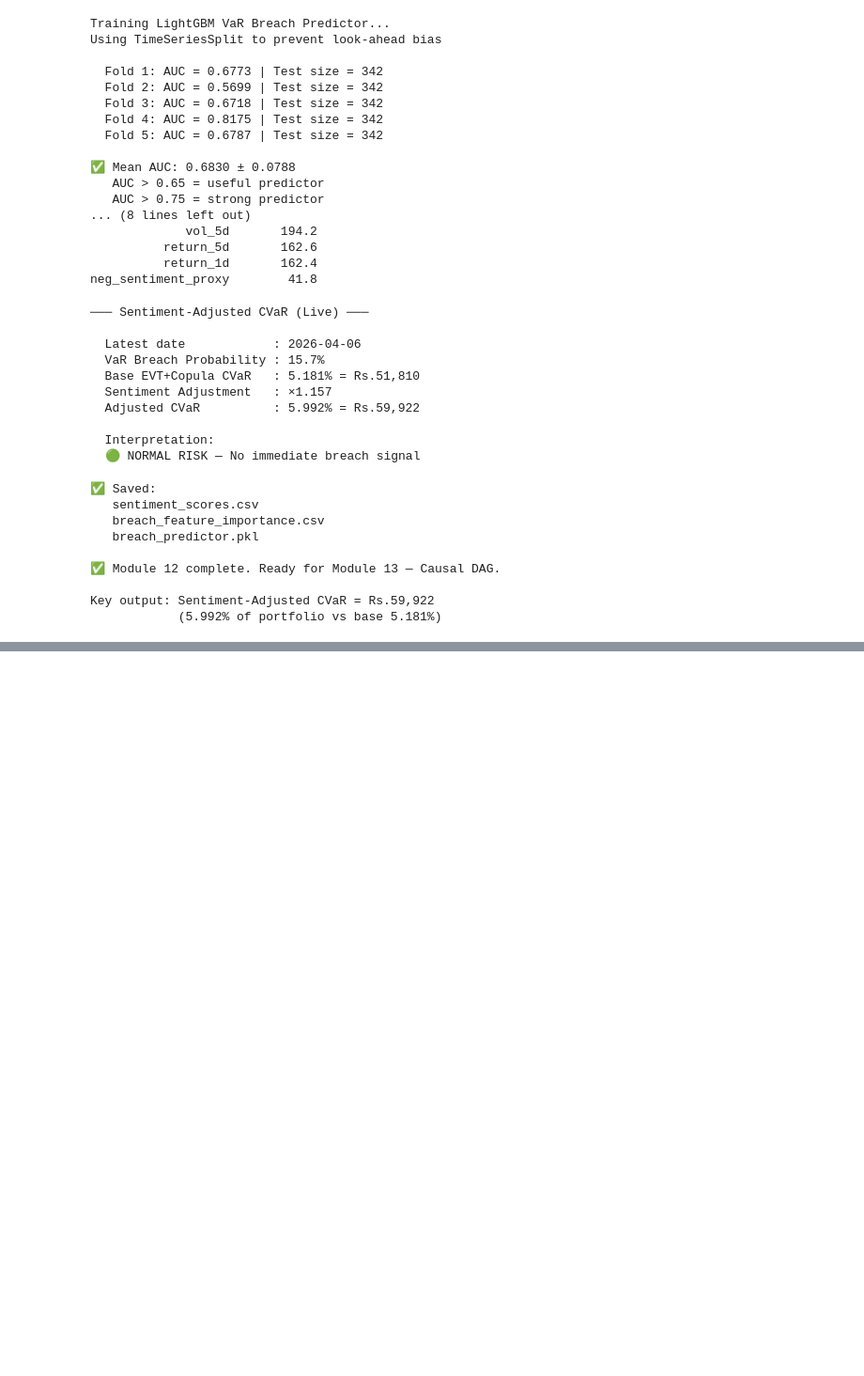
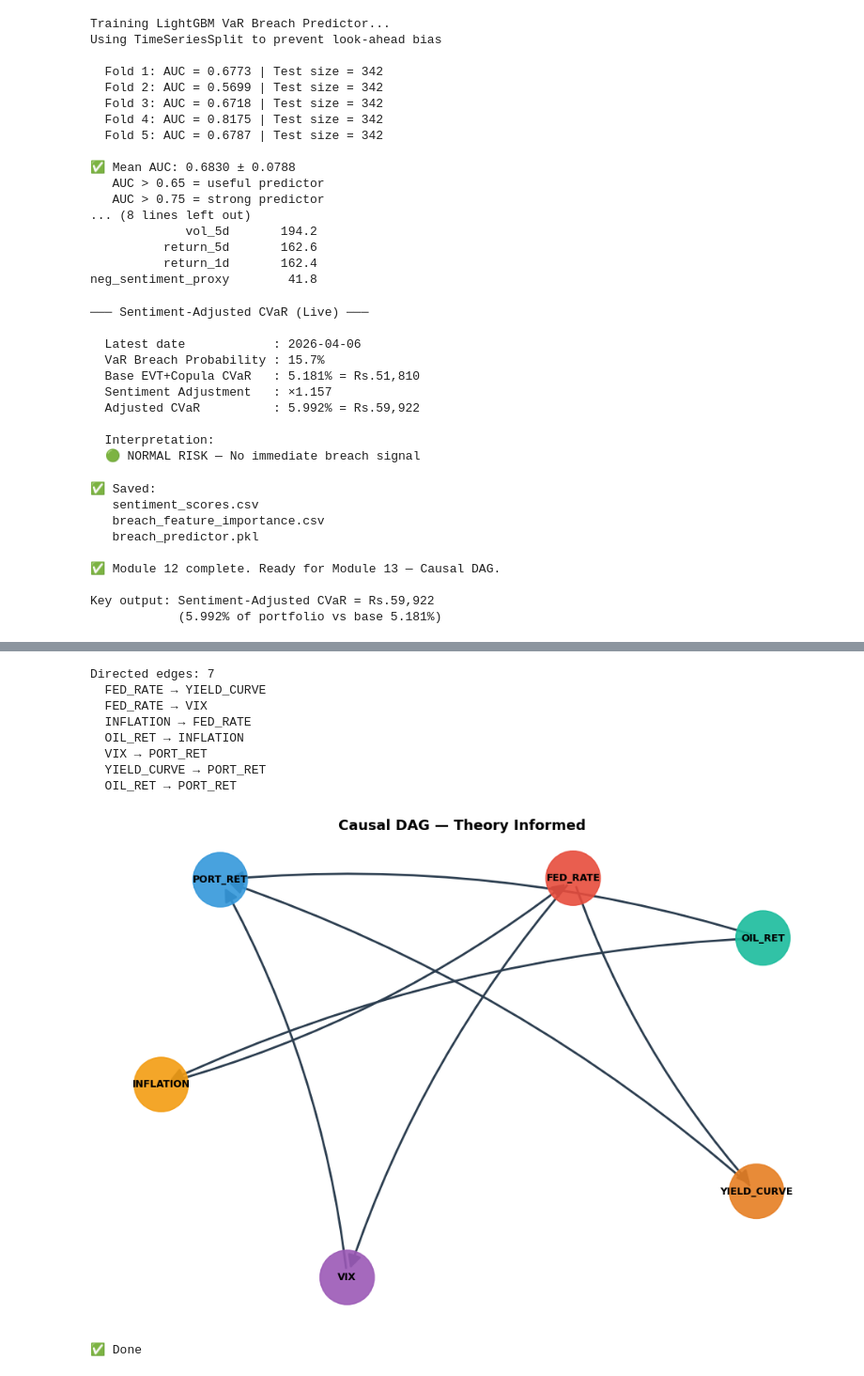
Before and after one commit to metro-dev26/portfolio-risk-ml, a Jupyter notebook: Phase3_ML_Models.ipynb, the cells around one changed output, grey strips where cells are left out. Shown at 94% size. Cells and saved outputs as stored; diff of their text form; code cells hidden in the pictures; blank space fills up the shorter version.

```diff
--- a/Phase3_ML_Models.ipynb
+++ b/Phase3_ML_Models.ipynb
@@ -615,0 +907,42 @@ Key output: Sentiment-Adjusted CVaR = Rs.59,922
+# %%
+# Cell 15b — override
+var_names = list(causal_monthly.columns)
+
+G_causal = nx.DiGraph()
+G_causal.add_nodes_from(var_names)
+G_causal.add_edges_from(edges_directed)
+
+print(f"Directed edges: {len(edges_directed)}")
+for src, tgt in edges_directed:
+    print(f"  {src} → {tgt}")
+
+node_colors = {
+    "FED_RATE":"#e74c3c","YIELD_CURVE":"#e67e22",
+    "VIX":"#9b59b6","INFLATION":"#f39c12",
+    "OIL_RET":"#1abc9c","PORT_RET":"#3498db",
+}
+pos = nx.spring_layout(G_causal, k=3, seed=42)
+colors = [node_colors.get(n, "#95a5a6") for n in G_causal.nodes()]
+
+fig, ax = plt.subplots(figsize=(12,8))
+nx.draw_networkx_nodes(G_causal, pos, node_color=colors, node_size=2500, alpha=0.9, ax=ax)
+nx.draw_networkx_labels(G_causal, pos, font_size=9, font_weight="bold", ax=ax)
+nx.draw_networkx_edges(G_causal, pos, arrows=True, arrowsize=25,
+                       edge_color="#2c3e50", width=2, ax=ax,
+                       connectionstyle="arc3,rad=0.1")
+ax.set_title("Causal DAG — Theory Informed", fontsize=13, fontweight="bold")
+ax.axis("off")
+plt.savefig("/content/module13_causal_dag.png", dpi=150)
+plt.show()
+print("✅ Done")
+# %% [output]
+Directed edges: 7
+  FED_RATE → YIELD_CURVE
+  FED_RATE → VIX
+  INFLATION → FED_RATE
+  OIL_RET → INFLATION
+  VIX → PORT_RET
+  YIELD_CURVE → PORT_RET
+  OIL_RET → PORT_RET
+[figure, added]
+✅ Done
```
Also changed, not shown: parts of 12 cells of this notebook.
